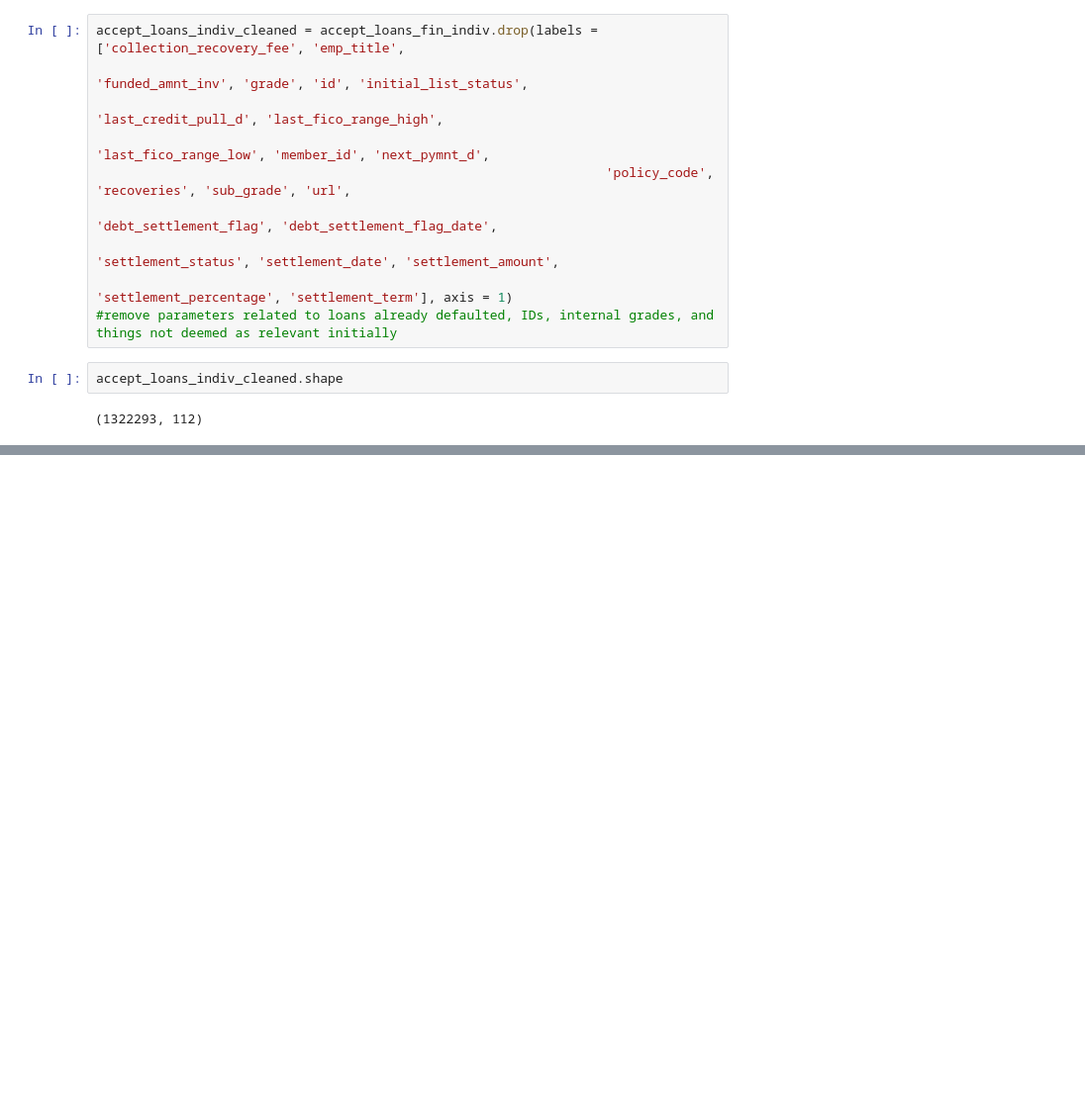
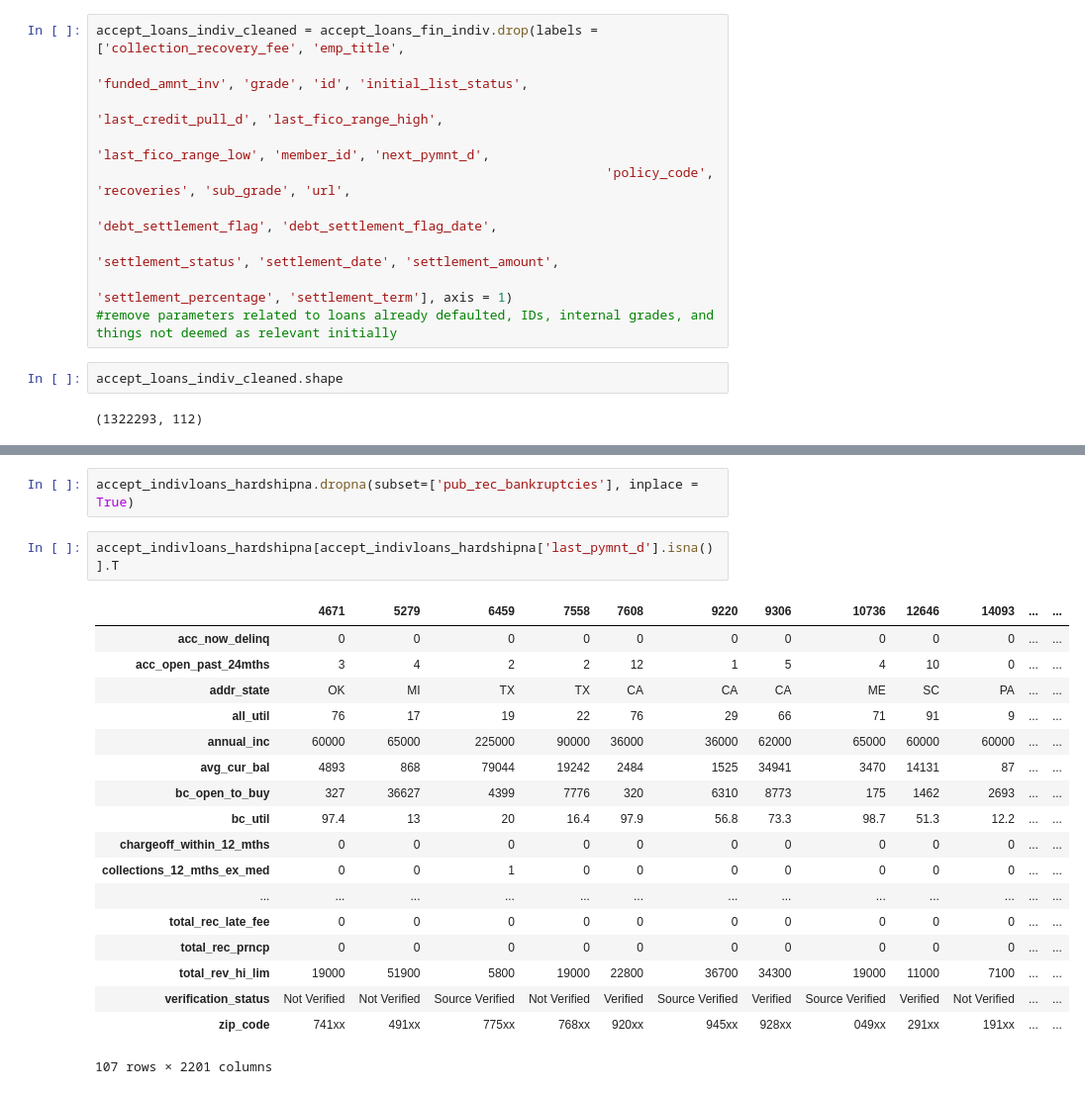
Before and after one commit to jimmyttri/lending, a Jupyter notebook: lendingclub_data_exploration.ipynb, the cells around one changed output, grey strips where cells are left out. Shown at 99% size. Drawn from its saved outputs; the diff is of its cells as text; blank space fills up the shorter version.

```diff
--- a/lendingclub_data_exploration.ipynb
+++ b/lendingclub_data_exploration.ipynb
@@ -169,0 +661,23 @@ accept_loans_indiv_cleaned.shape
+# %%
+accept_indivloans_hardshipna.dropna(subset=['pub_rec_bankruptcies'], inplace = True)
+# %%
+accept_indivloans_hardshipna[accept_indivloans_hardshipna['last_pymnt_d'].isna()].T
+# %% [output]
+|  | 4671 | 5279 | 6459 | 7558 | 7608 | 9220 | 9306 | 10736 | 12646 | 14093 | ... | ... |
+| acc_now_delinq | 0 | 0 | 0 | 0 | 0 | 0 | 0 | 0 | 0 | 0 | ... | ... |
+| acc_open_past_24mths | 3 | 4 | 2 | 2 | 12 | 1 | 5 | 4 | 10 | 0 | ... | ... |
+| addr_state | OK | MI | TX | TX | CA | CA | CA | ME | SC | PA | ... | ... |
+| all_util | 76 | 17 | 19 | 22 | 76 | 29 | 66 | 71 | 91 | 9 | ... | ... |
+| annual_inc | 60000 | 65000 | 225000 | 90000 | 36000 | 36000 | 62000 | 65000 | 60000 | 60000 | ... | ... |
+| avg_cur_bal | 4893 | 868 | 79044 | 19242 | 2484 | 1525 | 34941 | 3470 | 14131 | 87 | ... | ... |
+| bc_open_to_buy | 327 | 36627 | 4399 | 7776 | 320 | 6310 | 8773 | 175 | 1462 | 2693 | ... | ... |
+| bc_util | 97.4 | 13 | 20 | 16.4 | 97.9 | 56.8 | 73.3 | 98.7 | 51.3 | 12.2 | ... | ... |
+| chargeoff_within_12_mths | 0 | 0 | 0 | 0 | 0 | 0 | 0 | 0 | 0 | 0 | ... | ... |
+| collections_12_mths_ex_med | 0 | 0 | 1 | 0 | 0 | 0 | 0 | 0 | 0 | 0 | ... | ... |
+| ... | ... | ... | ... | ... | ... | ... | ... | ... | ... | ... | ... | ... |
+| total_rec_late_fee | 0 | 0 | 0 | 0 | 0 | 0 | 0 | 0 | 0 | 0 | ... | ... |
+| total_rec_prncp | 0 | 0 | 0 | 0 | 0 | 0 | 0 | 0 | 0 | 0 | ... | ... |
+| total_rev_hi_lim | 19000 | 51900 | 5800 | 19000 | 22800 | 36700 | 34300 | 19000 | 11000 | 7100 | ... | ... |
+| verification_status | Not Verified | Not Verified | Source Verified | Not Verified | Verified | Source Verified | Verified | Source Verified | Verified | Not Verified | ... | ... |
+| zip_code | 741xx | 491xx | 775xx | 768xx | 920xx | 945xx | 928xx | 049xx | 291xx | 191xx | ... | ... |
+107 rows × 2201 columns
```
Also changed, not shown: parts of 60 cells of this notebook.
